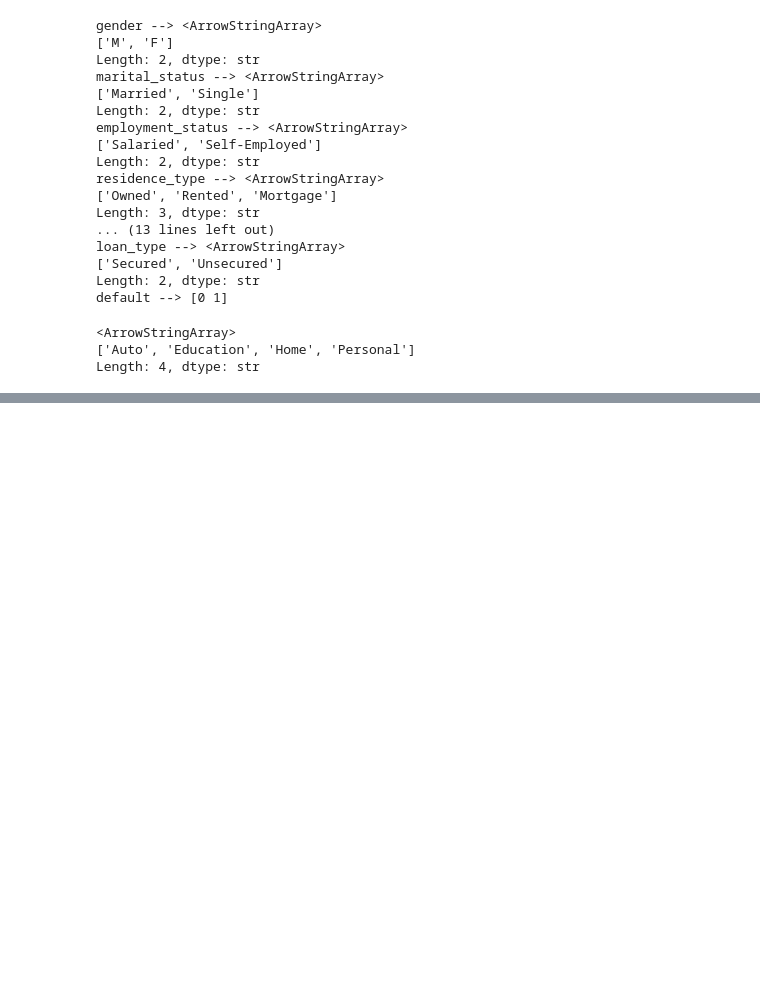
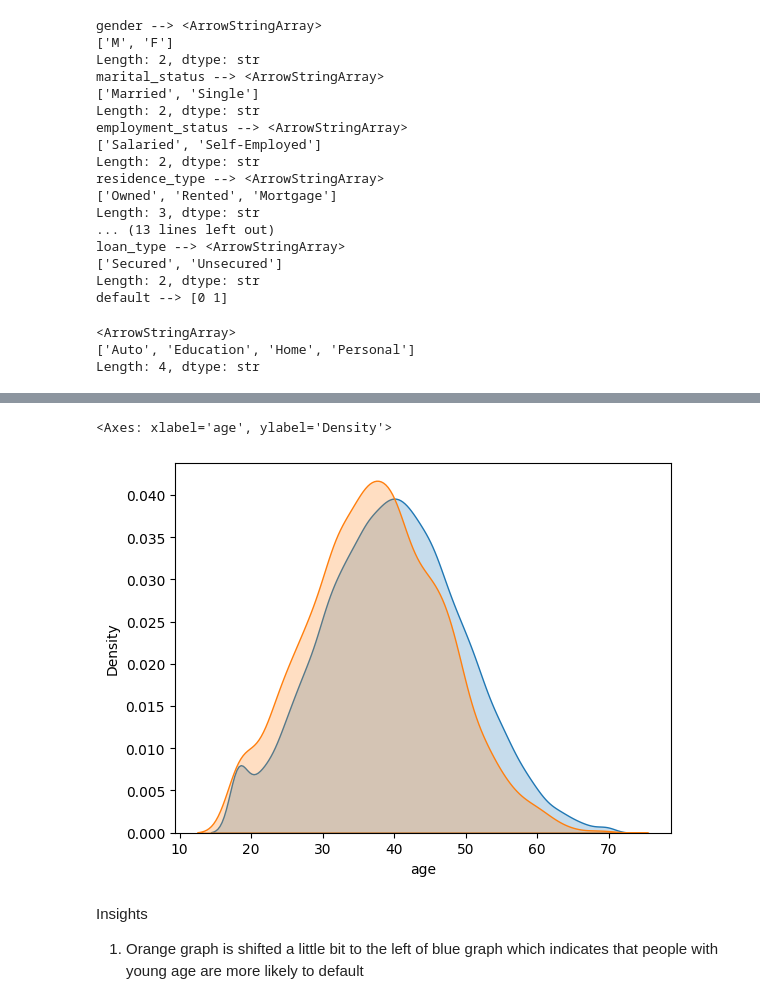
Before and after one commit to ittihadur/ML-Classification-Project, a Jupyter notebook: credit_risk_model.ipynb, the cells around one changed output, grey strips where cells are left out. Cells and saved outputs as stored; diff of their text form; code cells hidden in the pictures; blank space fills up the shorter version.

```diff
--- a/credit_risk_model.ipynb
+++ b/credit_risk_model.ipynb
@@ -302,0 +347,9 @@ Length: 4, dtype: str
+# %%
+sns.kdeplot(df_train[df_train.default == 0]['age'], fill=True)
+sns.kdeplot(df_train[df_train.default == 1]['age'], fill=True)
+# %% [output]
+<Axes: xlabel='age', ylabel='Density'>
+[figure, added]
+# %% [markdown]
+Insights
+1. Orange graph is shifted a little bit to the left of blue graph which indicates that people with young age are more likely to default
```
Also changed, not shown: parts of 3 cells of this notebook.
